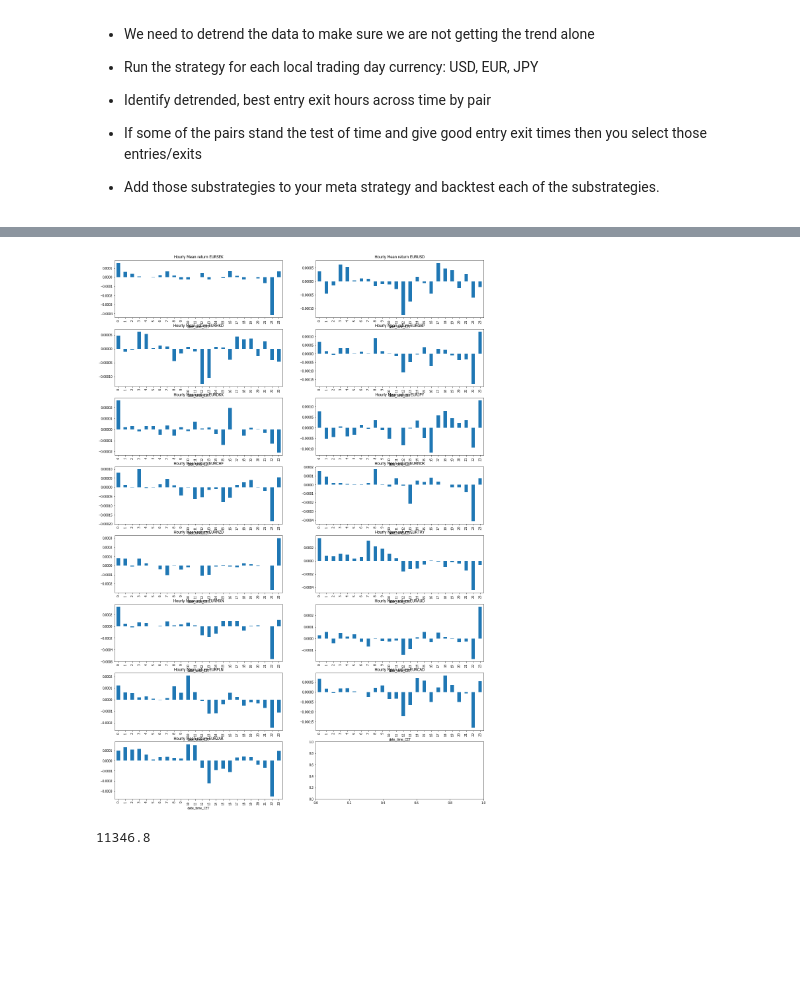
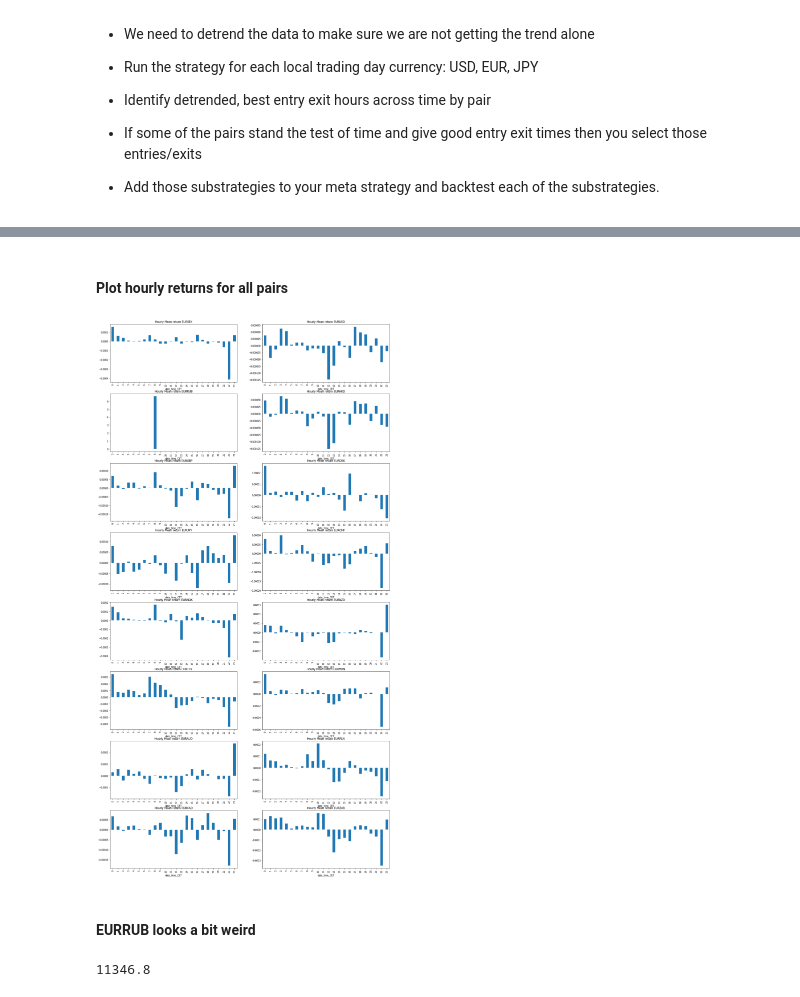
Before and after one commit to jgerardsimcock/robot_wealth, a Jupyter notebook: notebooks/notebooks_python/intraday_risk_premia.ipynb, the cells around one changed output, grey strips where cells are left out. Drawn from its saved outputs; the diff is of its cells as text; code cells hidden in the pictures; blank space fills up the shorter version.

```diff
--- a/notebooks/notebooks_python/intraday_risk_premia.ipynb
+++ b/notebooks/notebooks_python/intraday_risk_premia.ipynb
@@ -81,4 +133,4 @@ usd_pairs_files = glob.glob(base + '*USD.csv') + glob.glob(base + 'USD*.csv')
 # %%
 euro_pairs = [s.split('/')[-1].split('.')[0] for s in euro_pairs_files]
 #remove EURRUB
-euro_pairs = [s for s in euro_pairs if s != 'EURRUB']
+# euro_pairs = [s for s in euro_pairs if s != 'EURRUB']
@@ -89,13 +137,17 @@ EURCHF.groupby(EURCHF['date_time_cet'].dt.hour).mean()['return'].plot(kind='bar'
+# %% [markdown]
+#### Plot hourly returns for all pairs
 # %%
 
-fig, ax = plt.subplots(nrows=8, ncols=2, figsize=(20,30), sharex=False)
+fig, ax = plt.subplots(nrows=8, ncols=2, figsize=(20,40), sharex=False)
 
 for i, pair in enumerate(euro_pairs):
     axes = gen_seasonality_pairs(pair, 'CET', fx_data_path)
     axes.plot(kind='bar', ax=ax[i//2, i%2], label= 'Hourly Mean return {}'.format(pair))
     ax[i//2, i%2].set_title('Hourly Mean return {}'.format(pair))
 # %% [output]
-[figure, old version]
+[figure, new version]
+# %% [markdown]
+#### EURRUB  looks a bit weird
 # %%
 EUR_RUB = fx_io_hourly('EURRUB', 'CET', fx_data_path)
 EUR_RUB['return'] = ((EUR_RUB.close - EUR_RUB.close.shift(1))/ EUR_RUB.close)
```
Also changed, not shown: parts of 22 cells of this notebook.
